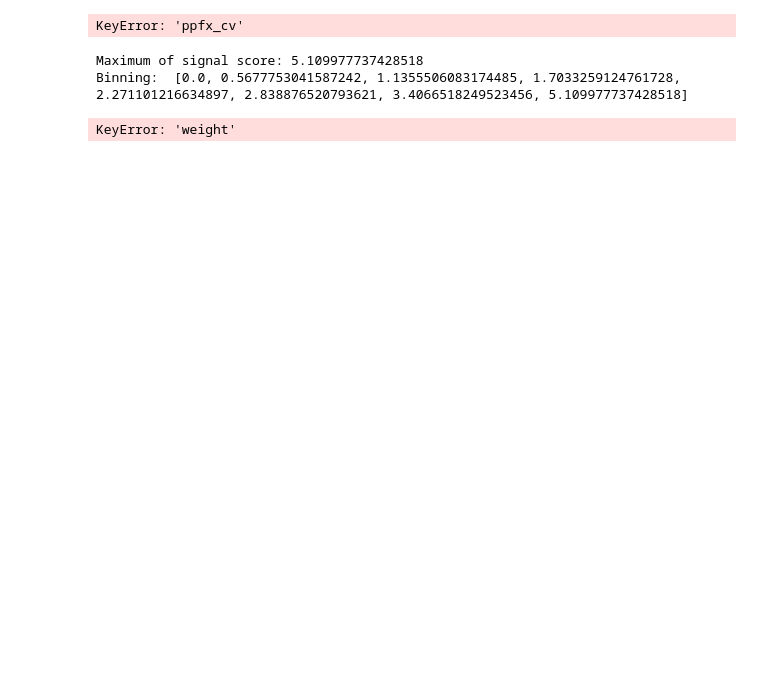
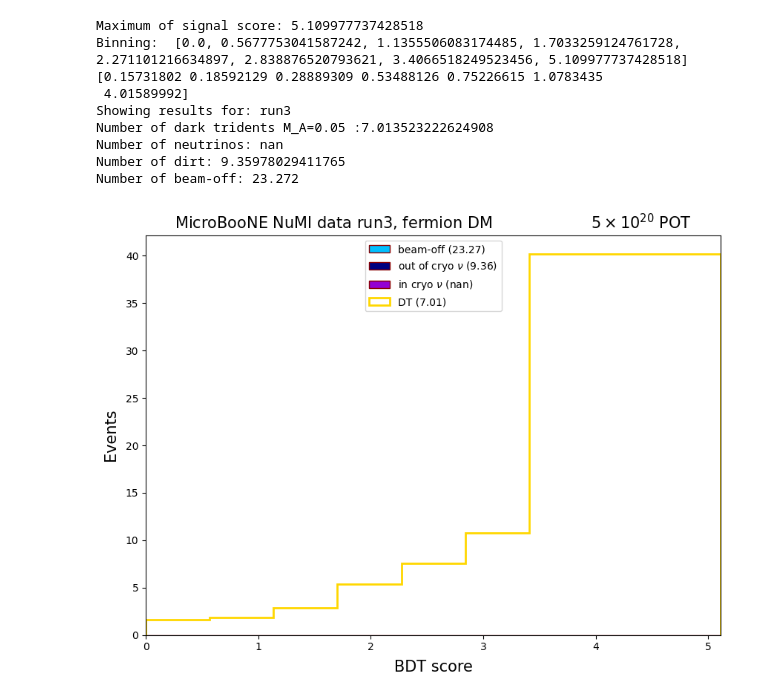
Before and after one commit to OrangeSum425/BDT_score, a Jupyter notebook: script/hist_bdt.ipynb, the cells around one changed output. Cells and saved outputs as stored; diff of their text form; code cells hidden in the pictures; blank space fills up the shorter version.

```diff
--- a/script/hist_bdt.ipynb
+++ b/script/hist_bdt.ipynb
@@ -50,15 +50,13 @@ base_dir = "E:/data/" + run + "_samples/"
 plots_dir = "E:/result/bdt/"
 
 df_signal = pd.read_csv(base_dir + "df_trident" + "_" + mass + "_score_test.csv")
-df_nu = pd.read_csv(base_dir + run + "_CV_score.csv")
-df_dirt = pd.read_csv(base_dir + run + "_dirt_score.csv")
+df_nu = pd.read_csv(base_dir + run + "_nu_overlay_bdt_score.csv")
+df_dirt = pd.read_csv(base_dir + run + "_dirt_bdt_score.csv")
 df_offbeam = pd.read_csv(base_dir + run + "_offbeam_score.csv")
 
 
 MC_weight_branch(df_nu)
 MC_weight_branch(df_dirt)
-# %% [output]
-KeyError: 'ppfx_cv'
 # %%
 def logit_transform(score):
     return np.log(score/(1-score))
@@ -118,36 +116,43 @@ counts_offbeam[counts_offbeam == 0.] = bkg_upper_limit
 print("Showing results for: " + run)
 print("Number of dark tridents M_A="+str(mass)+" :" + str(np.sum(counts_signal)*signal_scaling))
 print("Number of neutrinos: " + str(np.sum(counts_nu)*nu_scaling))
 print("Number of dirt: " + str(np.sum(counts_dirt)*dirt_scaling))
 print("Number of beam-off: " + str(np.sum(counts_offbeam)*offbeam_scaling))
 
 # Set plot specs with patches!!!
 
 dt_legend = r'DT ({:.2f})'.format(np.sum(counts_signal)*signal_scaling)
 nu_legend = r'in cryo $\nu$ ({:.2f})'.format(np.sum(counts_nu)*nu_scaling)
 dirt_legend = r'out of cryo $\nu$ ({:.2f})'.format(np.sum(counts_dirt)*dirt_scaling)
 beamoff_legend = r'beam-off ({:.2f})'.format(np.sum(counts_offbeam)*offbeam_scaling)
 
 stacked_colors = ["darkviolet","navy","deepskyblue"]
 stacked_legend = [nu_legend, dirt_legend, beamoff_legend]
 stacked_bins = [bins_nu[:-1], bins_dirt[:-1], bins_offbeam[:-1]]
 stacked_list = [counts_nu*nu_scaling, counts_dirt*dirt_scaling, counts_offbeam*offbeam_scaling ]
-plt.figure(figsize=(10,7),dpi=300)
+plt.figure(figsize=(10,7))
 plt.hist(stacked_bins, bins = bins_nu, weights = stacked_list, histtype='stepfilled',stacked=True, color = stacked_colors, edgecolor="darkred", label = stacked_legend)
-plt.hist(bins_signal[:-1], bins = bins_signal,weights=counts_signal*signal_scaling*10, histtype='step',label=dt_legend ,fill=False, edgecolor='gold', linewidth='2.')
+plt.hist(bins_signal[:-1], bins = bins_signal,weights=counts_signal*signal_scaling*10, histtype='step',label=dt_legend ,fill=False, edgecolor='gold', linewidth=2)
 plt.legend(loc="upper center",fontsize=10)
 plt.title(r'MicroBooNE NuMI data' + ' ' + run + ', ' + dm_type + ' DM' + pot_label ,fontsize=15)
 plt.xlim(0.,5.)
 plt.xticks(size=10)
 plt.yticks(size=10)
 plt.xlabel(r'BDT score',fontsize=15,labelpad=7)
 plt.ylabel("Events",fontsize=15, labelpad=7)
 plt.xlim(bdt_range)
 plt.savefig(plots_dir + dm_type + "_BDT_logits_" + run + "_dist.png")
 # %% [output]
 Maximum of signal score: 5.109977737428518
 Binning:  [0.0, 0.5677753041587242, 1.1355506083174485, 1.7033259124761728, 2.271101216634897, 2.838876520793621, 3.4066518249523456, 5.109977737428518]
+[0.15731802 0.18592129 0.28889309 0.53488126 0.75226615 1.0783435
+ 4.01589992]
+Showing results for: run3
+Number of dark tridents M_A=0.05 :7.013523222624908
+Number of neutrinos: nan
+Number of dirt: 9.35978029411765
+Number of beam-off: 23.272
-KeyError: 'weight'
+[figure, added]
 # %%
 # Setting the MC expectation for empty bins to be the 68% upper limit
 counts_bkg = counts_nu*nu_scaling + counts_dirt*dirt_scaling+ counts_offbeam*offbeam_scaling
```
Also changed, not shown: parts of 1 cell of this notebook, 3 other files.
